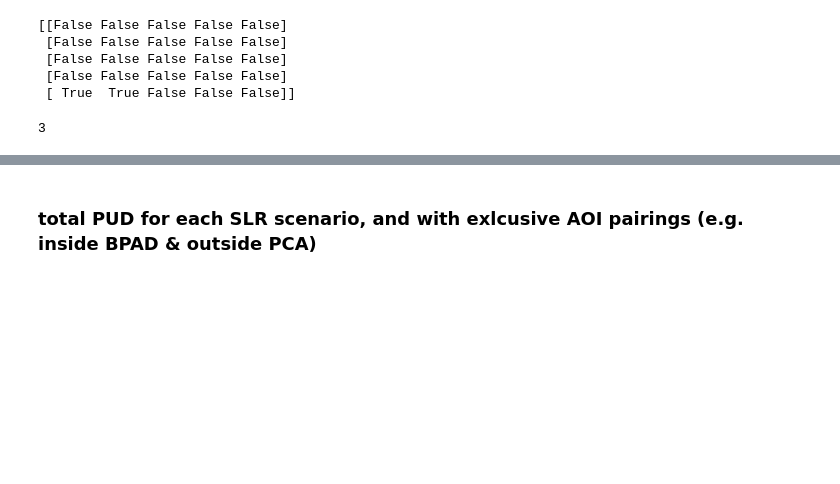
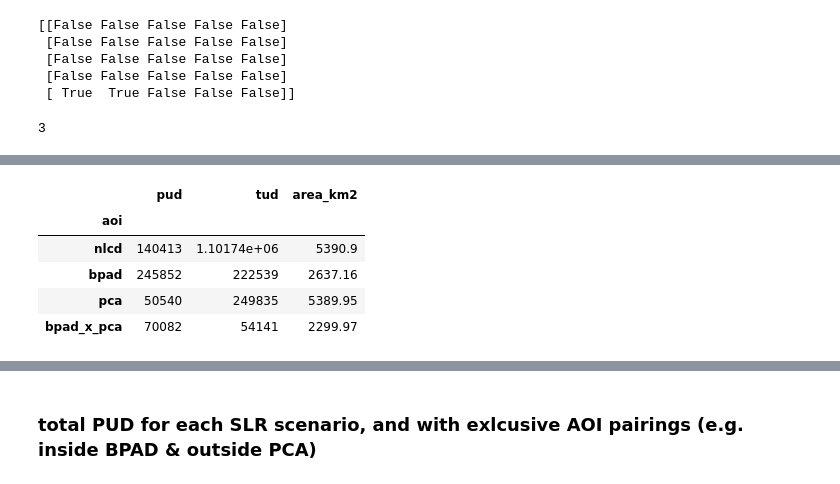
Before and after one commit to davemfish/ncp-sfbay, a Jupyter notebook: regional_recreation_slrscenarios.ipynb, the cells around one changed output, grey strips where cells are left out. Saved outputs shown, nothing was run; the diff lists cells and outputs as text; code cells hidden in the pictures; blank space fills up the shorter version.

```diff
--- a/regional_recreation_slrscenarios.ipynb
+++ b/regional_recreation_slrscenarios.ipynb
@@ -47,3 +47,6 @@ def burn_aoi2grid(aoi_uri, out_grid_uri, base_grid_uri):
 # %%
 nlcd_uri = '../data/bcdc_othernaturalareas/NaturalAreas_ForDave/nlcd_nodevt_utm.tif'
 nlcd_src = gdal.Open(nlcd_uri)
+gt = nlcd_src.GetGeoTransform()
+cell_area_km2 = gt[1]*gt[5]*(-1.0)*1e-6
+print(cell_area_km2)
@@ -199,0 +217,23 @@ np.sum(u[(b == 1) & (p == 0) & (s == 1)])
+# %%
+## Helper function to compile results into a table.
+def tabulate_aoi_totals(nlcd_logic, bpad_logic, pca_logic):
+    dataframe = pd.DataFrame(columns=['aoi', 'pud', 'tud', 'area_km2'])
+    dataframe['aoi'] = ['nlcd', 'bpad', 'pca']
+    dataframe.set_index('aoi', inplace=True)
+
+    ## PUD
+    dataframe.loc['nlcd', 'pud'] = float(np.sum(pud[nlcd_logic]))
+    dataframe.loc['bpad', 'pud'] = float(np.sum(pud[bpad_logic]))
+    dataframe.loc['pca', 'pud'] = float(np.sum(pud[pca_logic]))
+
+    ## TUD
+    dataframe.loc['nlcd', 'tud'] = float(np.sum(tud[nlcd_logic]))
+    dataframe.loc['bpad', 'tud'] = float(np.sum(tud[bpad_logic]))
+    dataframe.loc['pca', 'tud'] = float(np.sum(tud[pca_logic]))
+
+    ## Area
+    dataframe.loc['nlcd', 'area_km2'] = np.sum((nlcd[nlcd_logic]))*cell_area_km2
+    dataframe.loc['bpad', 'area_km2'] = np.sum(nlcd[bpad_logic])*cell_area_km2
+    dataframe.loc['pca', 'area_km2'] = np.sum(nlcd[pca_logic])*cell_area_km2
+
+    return(dataframe)
@@ -250,0 +270,26 @@ NLCD outside of BPAD & PCA tud: 67.6638487215
+# %%
+nlcd_logic = (nlcd == 1) & (pca == 0) & (bpad == 0)
+bpad_logic = (nlcd == 1) & (bpad == 1) & (pca == 0)
+pca_logic = (nlcd == 1) & (pca == 1) & (bpad == 0)
+bpad_pca_logic = (nlcd ==1) & (pca ==1) & (bpad ==1)
+
+exclusive_aoi_totals = tabulate_aoi_totals(nlcd_logic, bpad_logic, pca_logic)
+
+## and now the special case where PCA, BPAD, and NLCD are all present:
+bpad_pca_df = pd.DataFrame(columns=['aoi', 'pud', 'tud', 'area_km2'])
+bpad_pca_df['aoi'] = ['bpad_x_pca']
+bpad_pca_df.set_index('aoi', inplace=True)
+bpad_pca_df.loc['bpad_x_pca', 'pud'] = float(np.sum(pud[bpad_pca_logic]))
+bpad_pca_df.loc['bpad_x_pca', 'tud'] = float(np.sum(tud[bpad_pca_logic]))
+bpad_pca_df.loc['bpad_x_pca', 'area_km2'] = np.sum(nlcd[bpad_pca_logic])*cell_area_km2
+
+
+exclusive_aoi_totals = exclusive_aoi_totals.append(bpad_pca_df)
+exclusive_aoi_totals
+# %% [output]
+|  | pud | tud | area_km2 |
+| aoi |  |  |  |
+| nlcd | 140413 | 1.10174e+06 | 5390.9 |
+| bpad | 245852 | 222539 | 2637.16 |
+| pca | 50540 | 249835 | 5389.95 |
+| bpad_x_pca | 70082 | 54141 | 2299.97 |
```
Also changed, not shown: parts of 15 cells of this notebook.
